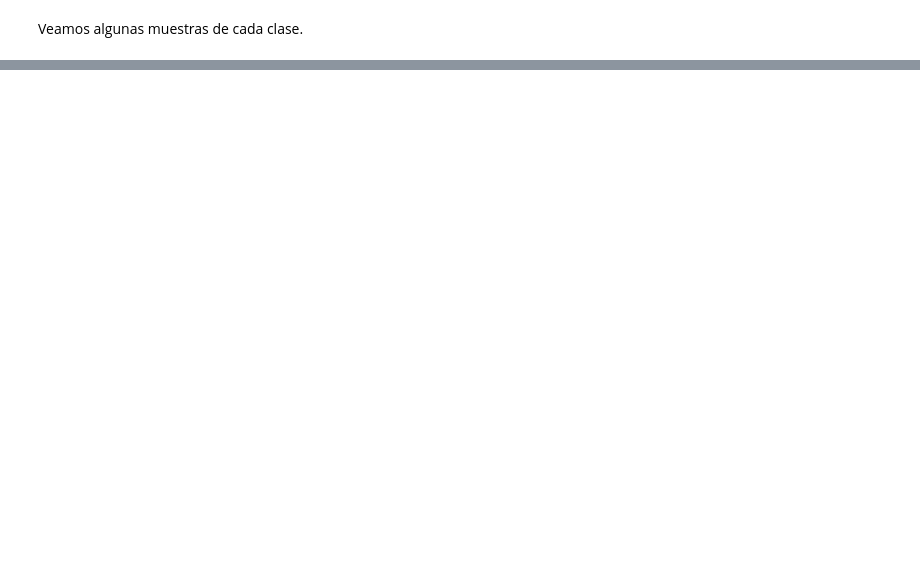
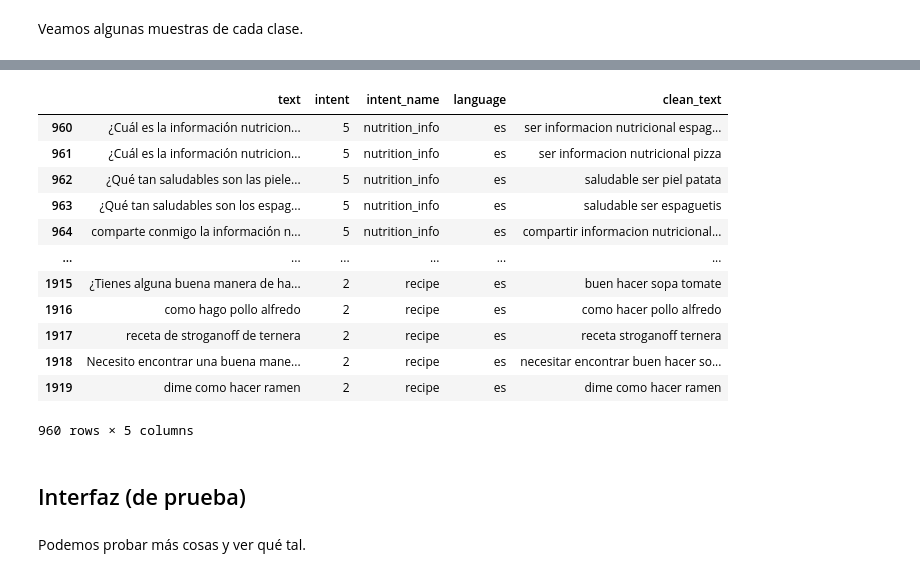
Before and after one commit to antoniommff/pln-faq-assistant, a Jupyter notebook: Nuevo_Dataset.ipynb, the cells around one changed output, grey strips where cells are left out. Saved outputs shown, nothing was run; the diff lists cells and outputs as text; code cells hidden in the pictures; blank space fills up the shorter version.

```diff
--- a/Nuevo_Dataset.ipynb
+++ b/Nuevo_Dataset.ipynb
@@ -222,0 +716,16 @@ for intencion in intenciones_cocina:
+# %%
+data_train_es
+# %% [output]
+|  | text | intent | intent_name | language | clean_text |
+| 960 | ¿Cuál es la información nutricion... | 5 | nutrition_info | es | ser informacion nutricional espag... |
+| 961 | ¿Cuál es la información nutricion... | 5 | nutrition_info | es | ser informacion nutricional pizza |
+| 962 | ¿Qué tan saludables son las piele... | 5 | nutrition_info | es | saludable ser piel patata |
+| 963 | ¿Qué tan saludables son los espag... | 5 | nutrition_info | es | saludable ser espaguetis |
+| 964 | comparte conmigo la información n... | 5 | nutrition_info | es | compartir informacion nutricional... |
+| ... | ... | ... | ... | ... | ... |
+| 1915 | ¿Tienes alguna buena manera de ha... | 2 | recipe | es | buen hacer sopa tomate |
+| 1916 | como hago pollo alfredo | 2 | recipe | es | como hacer pollo alfredo |
+| 1917 | receta de stroganoff de ternera | 2 | recipe | es | receta stroganoff ternera |
+| 1918 | Necesito encontrar una buena mane... | 2 | recipe | es | necesitar encontrar buen hacer so... |
+| 1919 | dime como hacer ramen | 2 | recipe | es | dime como hacer ramen |
+960 rows × 5 columns
@@ -222,0 +738,4 @@ for intencion in intenciones_cocina:
+# %% [markdown]
+## Interfaz (de prueba)
+# %% [markdown]
+Podemos probar más cosas y ver qué tal.
```
Also changed, not shown: parts of 66 cells of this notebook, 2 other files.
